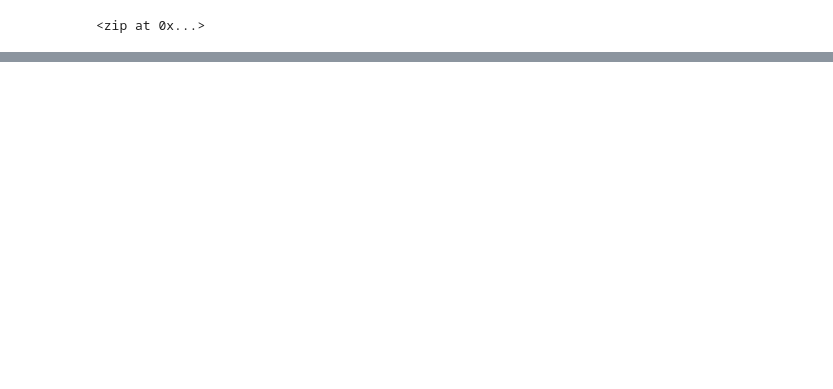
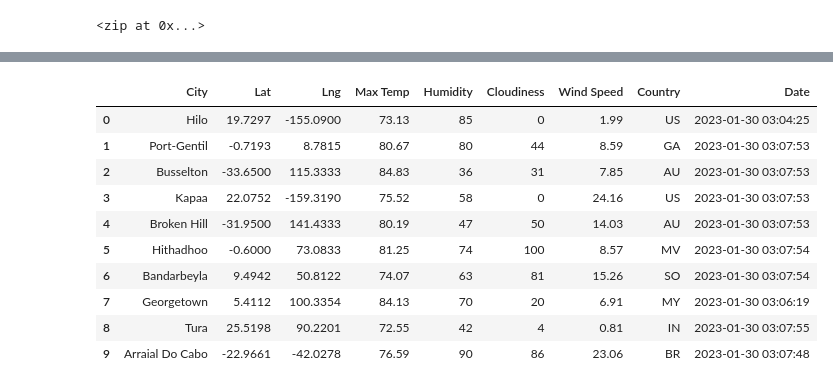
Before and after one commit to lpkrueger/World_Weather_Analysis, a Jupyter notebook: WeatherPy.ipynb, the cells around one changed output, grey strips where cells are left out. Drawn from its saved outputs; the diff is of its cells as text; code cells hidden in the pictures; blank space fills up the shorter version.

Commit message:
lopped thru cities per module 6.2

```diff
--- a/WeatherPy.ipynb
+++ b/WeatherPy.ipynb
@@ -32,0 +33,11 @@ len(cities)
+# %%
+# Import your Requests Library and the weather_api_key.
+# Import the time library and the datetime module from the datetime library.
+# Build the basic URL for the OpenWeatherMap with your weather_api_key added to the URL.
+# Module 6.2.6
+import requests
+from config import weather_api_key
+import time
+from datetime import datetime
+
+url = "http://api.openweathermap.org/data/2.5/weather?units=Imperial&APPID=" + weather_api_key
@@ -32,0 +125,17 @@ len(cities)
+# %%
+# Convert the array of dictionaries to a Pandas DataFrame.
+# Module 6.2.7
+city_data_df = pd.DataFrame(city_data)
+city_data_df.head(10)
+# %% [output]
+|  | City | Lat | Lng | Max Temp | Humidity | Cloudiness | Wind Speed | Country | Date |
+| 0 | Hilo | 19.7297 | -155.0900 | 73.13 | 85 | 0 | 1.99 | US | 2023-01-30 03:04:25 |
+| 1 | Port-Gentil | -0.7193 | 8.7815 | 80.67 | 80 | 44 | 8.59 | GA | 2023-01-30 03:07:53 |
+| 2 | Busselton | -33.6500 | 115.3333 | 84.83 | 36 | 31 | 7.85 | AU | 2023-01-30 03:07:53 |
+| 3 | Kapaa | 22.0752 | -159.3190 | 75.52 | 58 | 0 | 24.16 | US | 2023-01-30 03:07:53 |
+| 4 | Broken Hill | -31.9500 | 141.4333 | 80.19 | 47 | 50 | 14.03 | AU | 2023-01-30 03:07:53 |
+| 5 | Hithadhoo | -0.6000 | 73.0833 | 81.25 | 74 | 100 | 8.57 | MV | 2023-01-30 03:07:54 |
+| 6 | Bandarbeyla | 9.4942 | 50.8122 | 74.07 | 63 | 81 | 15.26 | SO | 2023-01-30 03:07:54 |
+| 7 | Georgetown | 5.4112 | 100.3354 | 84.13 | 70 | 20 | 6.91 | MY | 2023-01-30 03:06:19 |
+| 8 | Tura | 25.5198 | 90.2201 | 72.55 | 42 | 4 | 0.81 | IN | 2023-01-30 03:07:55 |
+| 9 | Arraial Do Cabo | -22.9661 | -42.0278 | 76.59 | 90 | 86 | 23.06 | BR | 2023-01-30 03:07:48 |
```
Also changed, not shown: parts of 3 cells of this notebook, 1 other file.
